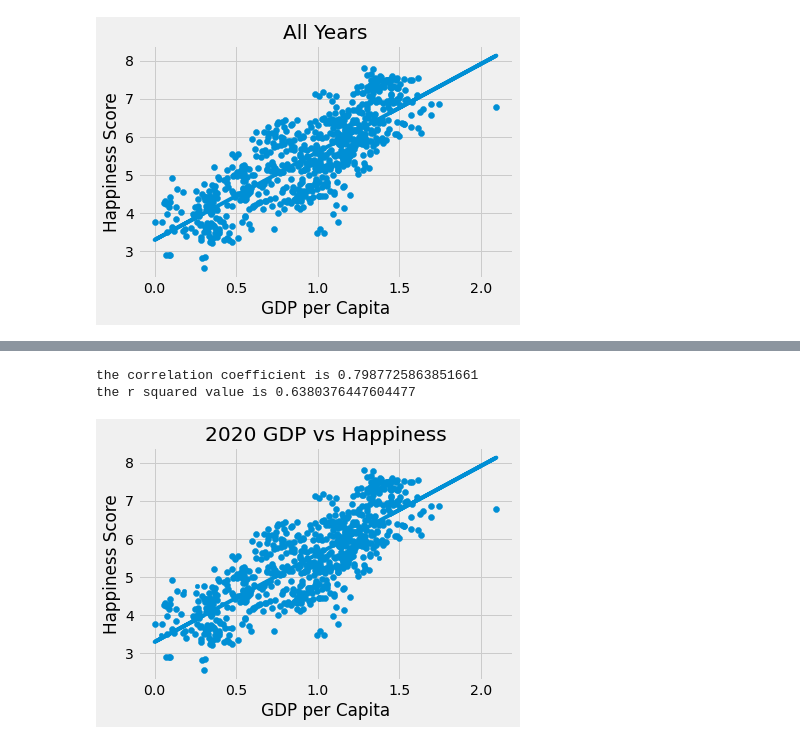
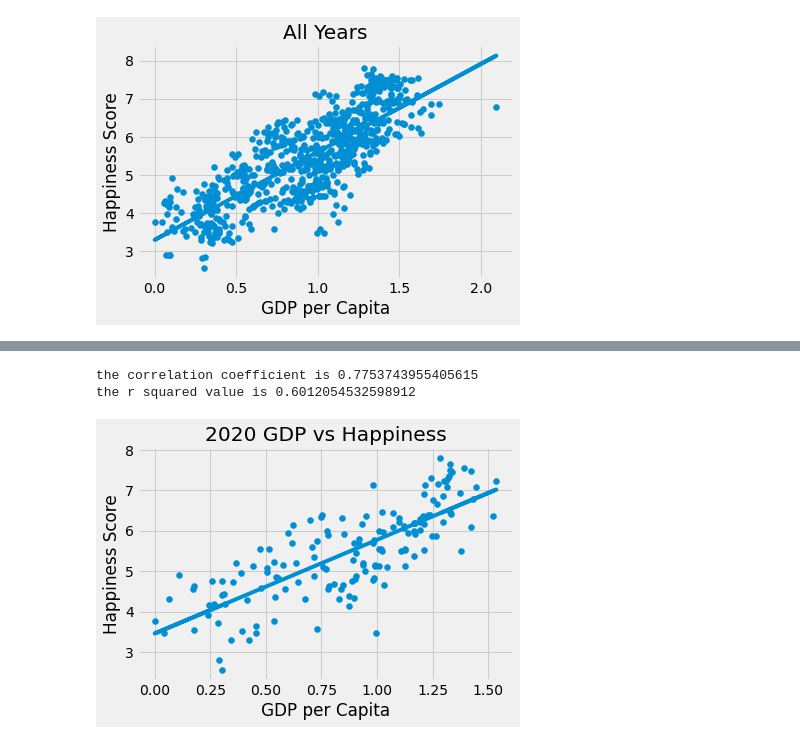
Before and after one commit to alannahmarie/project_hapPyness, a Jupyter notebook: Brian/brian_hapPyness.ipynb, the cells around one changed output, grey strips where cells are left out. Drawn from its saved outputs; the diff is of its cells as text; code cells hidden in the pictures.

```diff
--- a/Brian/brian_hapPyness.ipynb
+++ b/Brian/brian_hapPyness.ipynb
@@ -137,23 +138,23 @@ the r squared value is 0.6380376447604477
 # %%
 clean_data_2020_df.plot.scatter(['GDP per Capita'], ['Happiness Score'])
 
-x_value = clean_data_all_years_df['GDP per Capita']
-y_value = clean_data_all_years_df['Happiness Score']
+x_value = clean_data_2020_df['GDP per Capita']
+y_value = clean_data_2020_df['Happiness Score']
 
 
 (slope, intercept, rvalue, pvalue, std)= linregress(x_value, y_value)
 regress_value =  x_value * slope + intercept
 line_eq = "y= " + str(slope) + "x " + str(intercept)
 plt.scatter(x_value, y_value)
 plt.xlabel("GDP per Capita")
 plt.ylabel("Happiness Score")
 plt.title("2020 GDP vs Happiness")
 plt.plot(x_value, regress_value)
 print("the correlation coefficient is " + str(rvalue))
 print("the r squared value is " + str(rvalue**2))
 plt.savefig('2020 GDP vs Happiness.png')
 plt.show()
 # %% [output]
-the correlation coefficient is 0.7987725863851661
-the r squared value is 0.6380376447604477
+the correlation coefficient is 0.7753743955405615
+the r squared value is 0.6012054532598912
-[figure, old version]
+[figure, new version]
```
Also changed, not shown: parts of 4 cells of this notebook, 5 other files.
